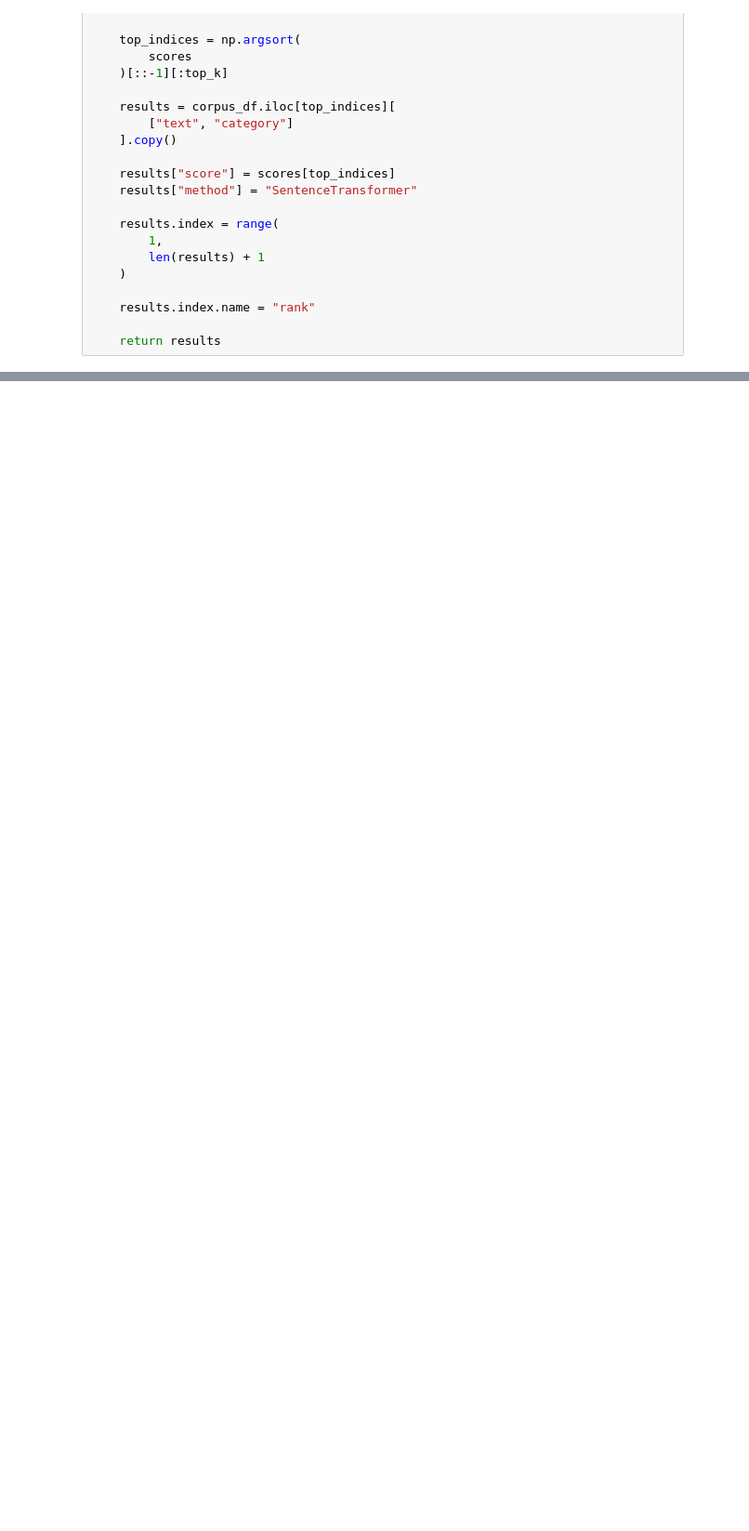
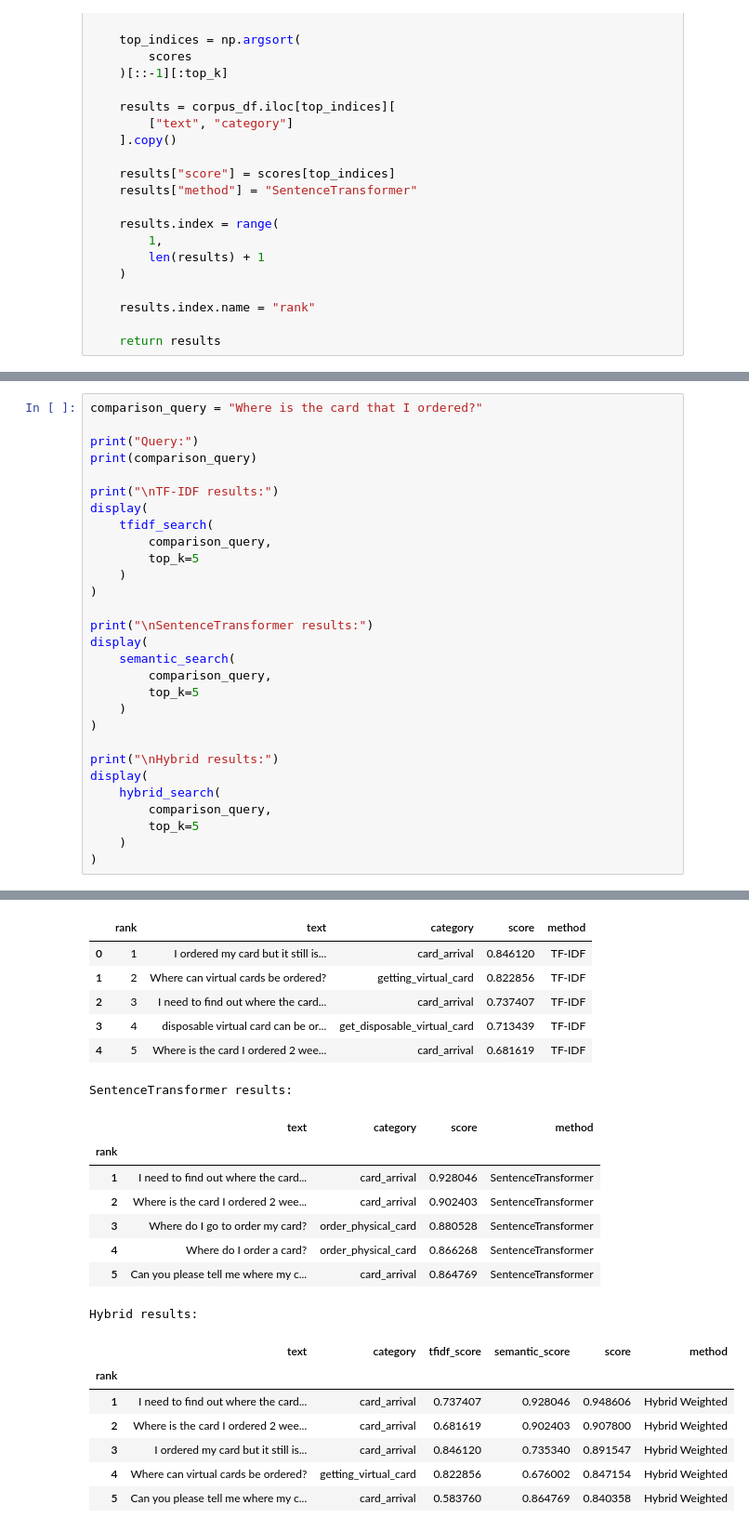
Before and after one commit to rowaidaEmad/FAQ-search-engine-project, a Jupyter notebook: code/main.ipynb, the cells around one changed output, grey strips where cells are left out. Shown at 93% size. Drawn from its saved outputs; the diff is of its cells as text; blank space fills up the shorter version.

```diff
--- a/code/main.ipynb
+++ b/code/main.ipynb
@@ -408,0 +565,30 @@ semantic_search(
+# %%
+comparison_query = "Where is the card that I ordered?"
+
+print("Query:")
+print(comparison_query)
+
+print("\nTF-IDF results:")
+display(
+    tfidf_search(
+        comparison_query,
+        top_k=5
+    )
+)
+
+print("\nSentenceTransformer results:")
+display(
+    semantic_search(
+        comparison_query,
+        top_k=5
+    )
+)
+
+print("\nHybrid results:")
+display(
+    hybrid_search(
+        comparison_query,
+        top_k=5
+    )
+)
+# %% [output]
@@ -408,0 +599,22 @@ semantic_search(
+|  | rank | text | category | score | method |
+| 0 | 1 | I ordered my card but it still is... | card_arrival | 0.846120 | TF-IDF |
+| 1 | 2 | Where can virtual cards be ordered? | getting_virtual_card | 0.822856 | TF-IDF |
+| 2 | 3 | I need to find out where the card... | card_arrival | 0.737407 | TF-IDF |
+| 3 | 4 | disposable virtual card can be or... | get_disposable_virtual_card | 0.713439 | TF-IDF |
+| 4 | 5 | Where is the card I ordered 2 wee... | card_arrival | 0.681619 | TF-IDF |
+SentenceTransformer results:
+|  | text | category | score | method |
+| rank |  |  |  |  |
+| 1 | I need to find out where the card... | card_arrival | 0.928046 | SentenceTransformer |
+| 2 | Where is the card I ordered 2 wee... | card_arrival | 0.902403 | SentenceTransformer |
+| 3 | Where do I go to order my card? | order_physical_card | 0.880528 | SentenceTransformer |
+| 4 | Where do I order a card? | order_physical_card | 0.866268 | SentenceTransformer |
+| 5 | Can you please tell me where my c... | card_arrival | 0.864769 | SentenceTransformer |
+Hybrid results:
+|  | text | category | tfidf_score | semantic_score | score | method |
+| rank |  |  |  |  |  |  |
+| 1 | I need to find out where the card... | card_arrival | 0.737407 | 0.928046 | 0.948606 | Hybrid Weighted |
+| 2 | Where is the card I ordered 2 wee... | card_arrival | 0.681619 | 0.902403 | 0.907800 | Hybrid Weighted |
+| 3 | I ordered my card but it still is... | card_arrival | 0.846120 | 0.735340 | 0.891547 | Hybrid Weighted |
+| 4 | Where can virtual cards be ordered? | getting_virtual_card | 0.822856 | 0.676002 | 0.847154 | Hybrid Weighted |
+| 5 | Can you please tell me where my c... | card_arrival | 0.583760 | 0.864769 | 0.840358 | Hybrid Weighted |
```
Also changed, not shown: parts of 18 cells of this notebook.
